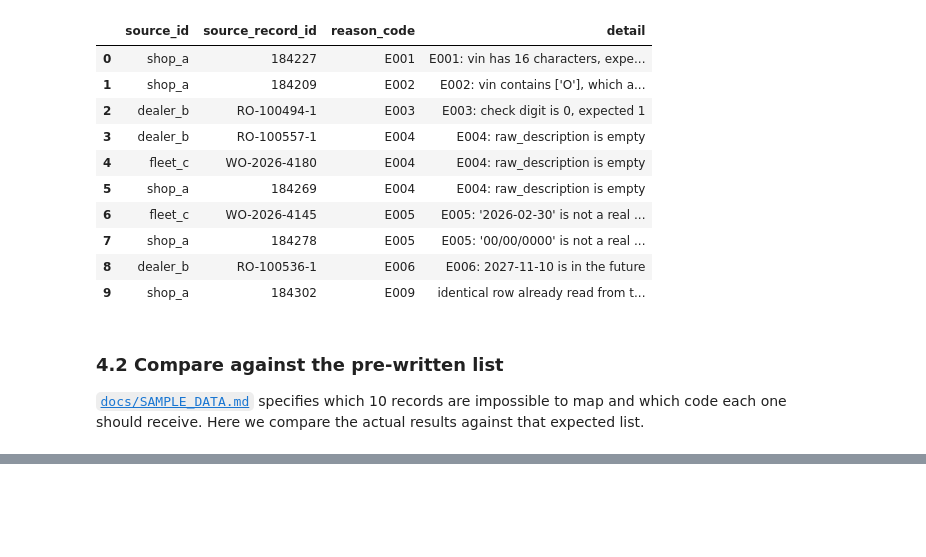
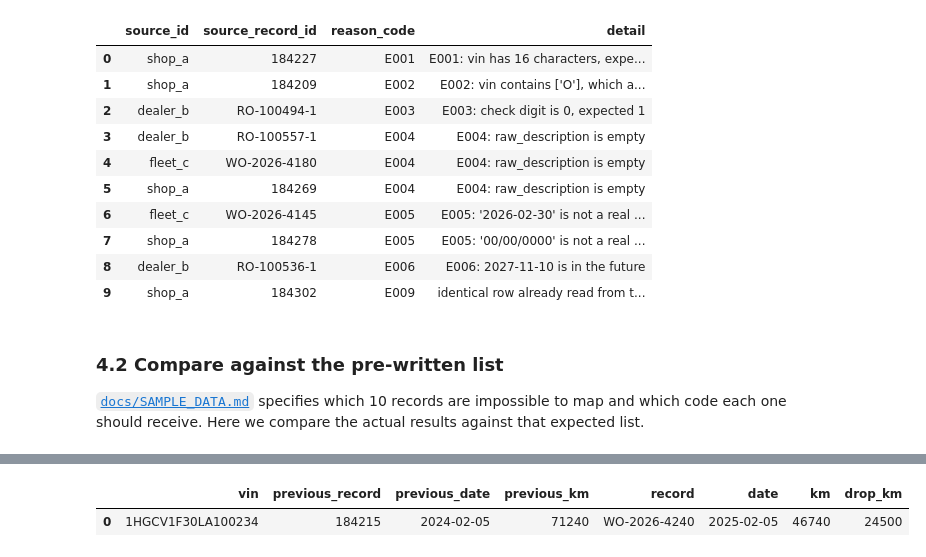
Before and after one commit to renteria-luis/automotive-data-mapper, a Jupyter notebook: notebooks/02_pipeline.ipynb, the cells around one changed output, grey strips where cells are left out. Cells and saved outputs as stored; diff of their text form; code cells hidden in the pictures; blank space fills up the shorter version.

```diff
--- a/notebooks/02_pipeline.ipynb
+++ b/notebooks/02_pipeline.ipynb
@@ -696,0 +735,6 @@ rollbacks after removing it: 1
+# %%
+rollbacks = pd.DataFrame(without_implausible)
+rollbacks
+# %% [output]
+|  | vin | previous_record | previous_date | previous_km | record | date | km | drop_km |
+| 0 | 1HGCV1F30LA100234 | 184215 | 2024-02-05 | 71240 | WO-2026-4240 | 2025-02-05 | 46740 | 24500 |
```
Also changed, not shown: parts of 25 cells of this notebook.
